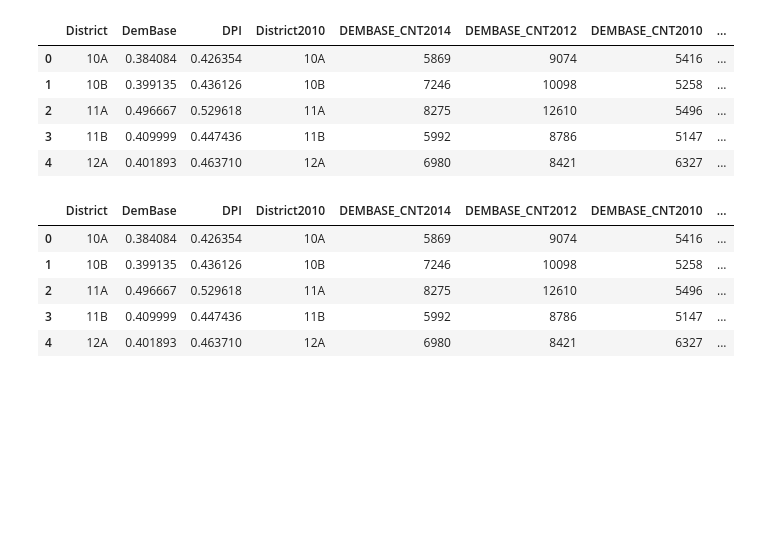
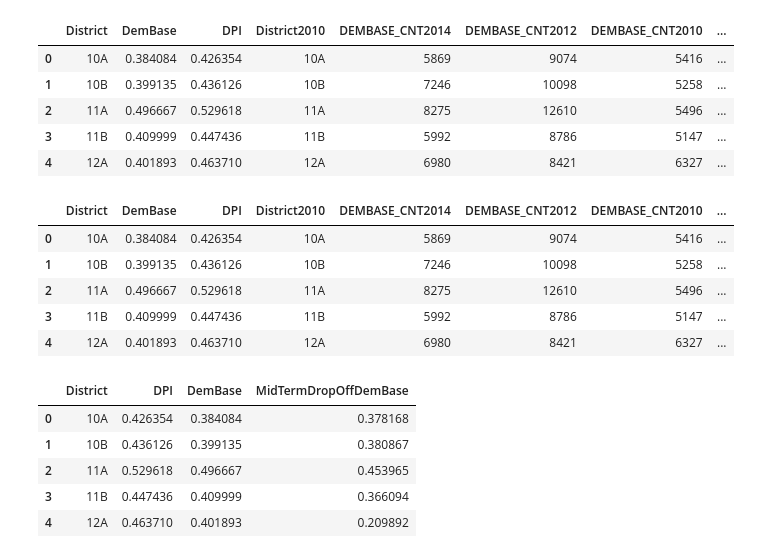
Before and after one commit to NickyThreeNames/ElectionStatsandMap, a Jupyter notebook: ElectionResults.ipynb, the cells around one changed output. Saved outputs shown, nothing was run; the diff lists cells and outputs as text; code cells hidden in the pictures; blank space fills up the shorter version.

```diff
--- a/ElectionResults.ipynb
+++ b/ElectionResults.ipynb
@@ -295,3 +297,15 @@ districts = districts
 | 2 | 11A | 0.496667 | 0.529618 | 11A | 8275 | 12610 | 5496 | ... |
 | 3 | 11B | 0.409999 | 0.447436 | 11B | 5992 | 8786 | 5147 | ... |
 | 4 | 12A | 0.401893 | 0.463710 | 12A | 6980 | 8421 | 6327 | ... |
+# %%
+cols_for_final_stats = ['District', 'DPI', 'DemBase', 'MidTermDropOffDemBase']
+stateHouseStats = districts[cols_for_final_stats]
+stateHouseStats = pd.DataFrame(stateHouseStats)
+stateHouseStats.head()
+# %% [output]
+|  | District | DPI | DemBase | MidTermDropOffDemBase |
+| 0 | 10A | 0.426354 | 0.384084 | 0.378168 |
+| 1 | 10B | 0.436126 | 0.399135 | 0.380867 |
+| 2 | 11A | 0.529618 | 0.496667 | 0.453965 |
+| 3 | 11B | 0.447436 | 0.409999 | 0.366094 |
+| 4 | 12A | 0.463710 | 0.401893 | 0.209892 |
```
Also changed, not shown: parts of 6 cells of this notebook, 1 other file.
